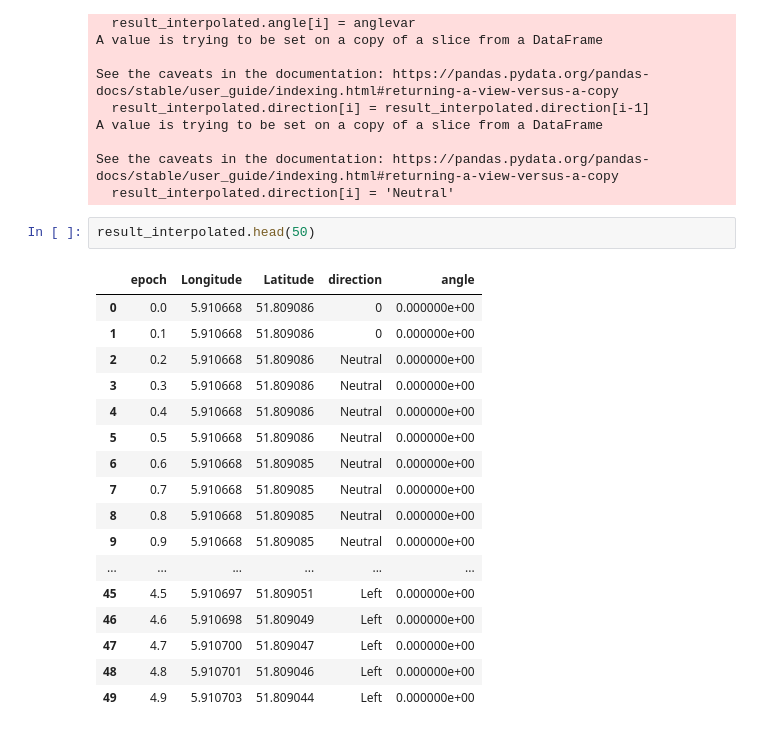
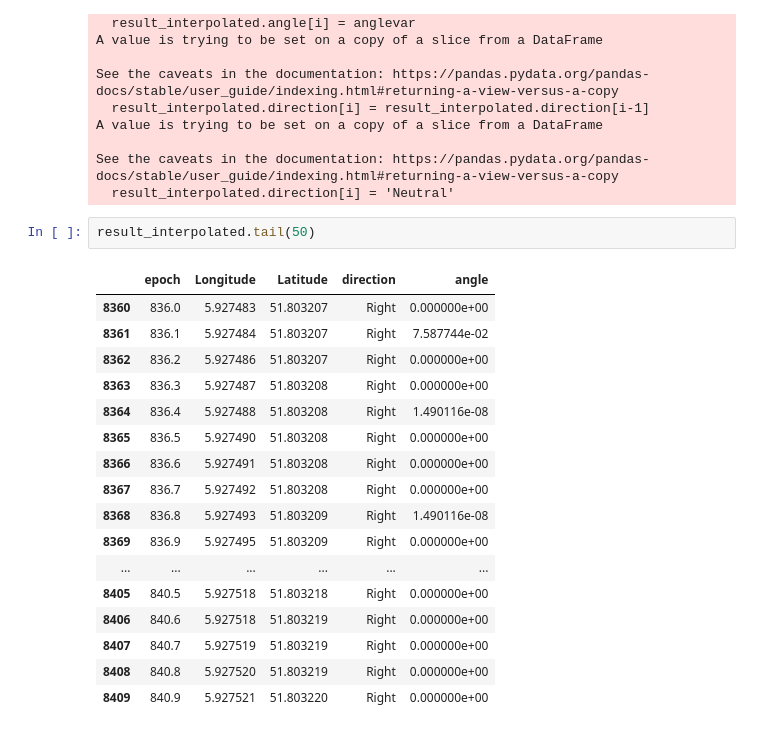
Before and after one commit to MaasGoudswaard/MTB-simulator, a Jupyter notebook: Python strava analysis/Loading data.ipynb, the cells around one changed output. Cells and saved outputs as stored; diff of their text form.

```diff
--- a/Python strava analysis/Loading data.ipynb
+++ b/Python strava analysis/Loading data.ipynb
@@ -135,23 +131,23 @@ A value is trying to be set on a copy of a slice from a DataFrame
 See the caveats in the documentation: https://pandas.pydata.org/pandas-docs/stable/user_guide/indexing.html#returning-a-view-versus-a-copy
   result_interpolated.direction[i] = 'Neutral'
 # %%
-result_interpolated.head(50)
+result_interpolated.tail(50)
 # %% [output]
 |  | epoch | Longitude | Latitude | direction | angle |
-| 0 | 0.0 | 5.910668 | 51.809086 | 0 | 0.000000e+00 |
-| 1 | 0.1 | 5.910668 | 51.809086 | 0 | 0.000000e+00 |
-| 2 | 0.2 | 5.910668 | 51.809086 | Neutral | 0.000000e+00 |
-| 3 | 0.3 | 5.910668 | 51.809086 | Neutral | 0.000000e+00 |
-| 4 | 0.4 | 5.910668 | 51.809086 | Neutral | 0.000000e+00 |
-| 5 | 0.5 | 5.910668 | 51.809086 | Neutral | 0.000000e+00 |
-| 6 | 0.6 | 5.910668 | 51.809085 | Neutral | 0.000000e+00 |
-| 7 | 0.7 | 5.910668 | 51.809085 | Neutral | 0.000000e+00 |
-| 8 | 0.8 | 5.910668 | 51.809085 | Neutral | 0.000000e+00 |
-| 9 | 0.9 | 5.910668 | 51.809085 | Neutral | 0.000000e+00 |
+| 8360 | 836.0 | 5.927483 | 51.803207 | Right | 0.000000e+00 |
+| 8361 | 836.1 | 5.927484 | 51.803207 | Right | 7.587744e-02 |
+| 8362 | 836.2 | 5.927486 | 51.803207 | Right | 0.000000e+00 |
+| 8363 | 836.3 | 5.927487 | 51.803208 | Right | 0.000000e+00 |
+| 8364 | 836.4 | 5.927488 | 51.803208 | Right | 1.490116e-08 |
+| 8365 | 836.5 | 5.927490 | 51.803208 | Right | 0.000000e+00 |
+| 8366 | 836.6 | 5.927491 | 51.803208 | Right | 0.000000e+00 |
+| 8367 | 836.7 | 5.927492 | 51.803208 | Right | 0.000000e+00 |
+| 8368 | 836.8 | 5.927493 | 51.803209 | Right | 1.490116e-08 |
+| 8369 | 836.9 | 5.927495 | 51.803209 | Right | 0.000000e+00 |
 | ... | ... | ... | ... | ... | ... |
-| 45 | 4.5 | 5.910697 | 51.809051 | Left | 0.000000e+00 |
-| 46 | 4.6 | 5.910698 | 51.809049 | Left | 0.000000e+00 |
-| 47 | 4.7 | 5.910700 | 51.809047 | Left | 0.000000e+00 |
-| 48 | 4.8 | 5.910701 | 51.809046 | Left | 0.000000e+00 |
-| 49 | 4.9 | 5.910703 | 51.809044 | Left | 0.000000e+00 |
+| 8405 | 840.5 | 5.927518 | 51.803218 | Right | 0.000000e+00 |
+| 8406 | 840.6 | 5.927518 | 51.803219 | Right | 0.000000e+00 |
+| 8407 | 840.7 | 5.927519 | 51.803219 | Right | 0.000000e+00 |
+| 8408 | 840.8 | 5.927520 | 51.803219 | Right | 0.000000e+00 |
+| 8409 | 840.9 | 5.927521 | 51.803220 | Right | 0.000000e+00 |
 # %%
```
Also changed, not shown: parts of 3 cells of this notebook, 14 other files.
